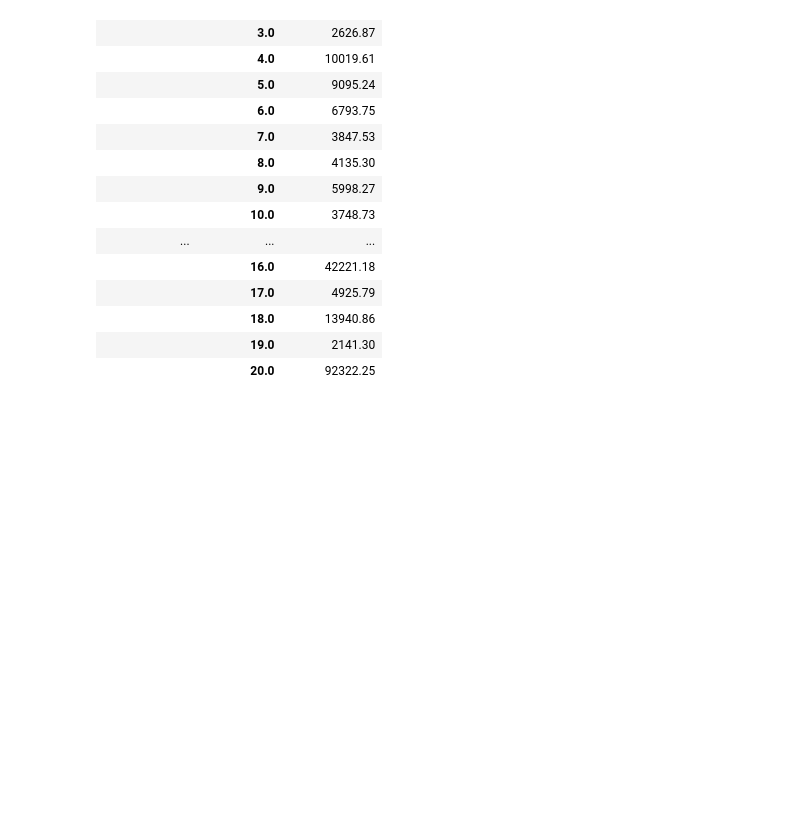
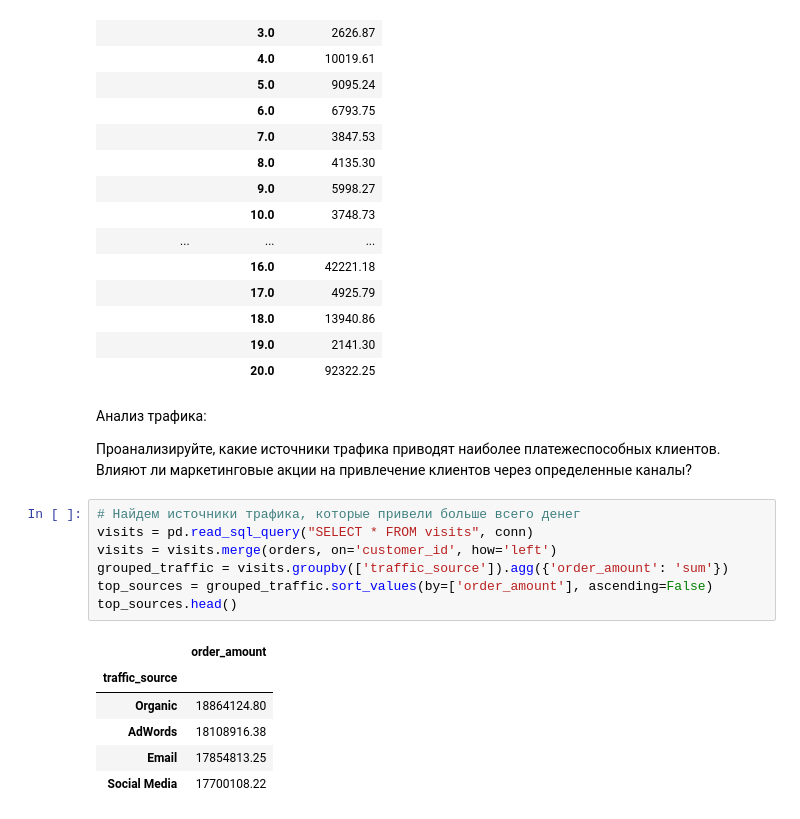
Before and after one commit to sapozhnikovk/da_final, a Jupyter notebook: DA_final_work.ipynb, the cells around one changed output. Drawn from its saved outputs; the diff is of its cells as text; blank space fills up the shorter version.

```diff
--- a/DA_final_work.ipynb
+++ b/DA_final_work.ipynb
@@ -386,3 +386,21 @@ grouped_segmented_promotions
 |  | 18.0 | 13940.86 |
 |  | 19.0 | 2141.30 |
 |  | 20.0 | 92322.25 |
+# %% [markdown]
+Анализ трафика:
+
+Проанализируйте, какие источники трафика приводят наиболее платежеспособных клиентов. Влияют ли маркетинговые акции на привлечение клиентов через определенные каналы?
+# %%
+# Найдем источники трафика, которые привели больше всего денег
+visits = pd.read_sql_query("SELECT * FROM visits", conn)
+visits = visits.merge(orders, on='customer_id', how='left')
+grouped_traffic = visits.groupby(['traffic_source']).agg({'order_amount': 'sum'})
+top_sources = grouped_traffic.sort_values(by=['order_amount'], ascending=False)
+top_sources.head()
+# %% [output]
+|  | order_amount |
+| traffic_source |  |
+| Organic | 18864124.80 |
+| AdWords | 18108916.38 |
+| Email | 17854813.25 |
+| Social Media | 17700108.22 |
```
Also changed, not shown: parts of 1 cell of this notebook.
